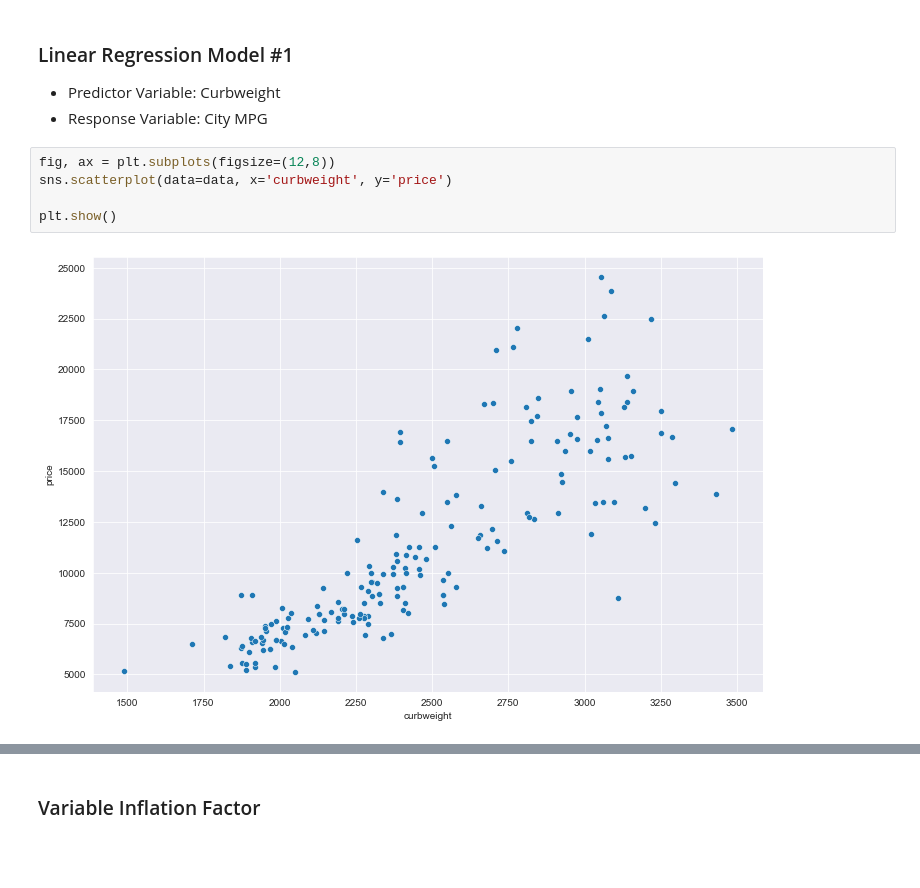
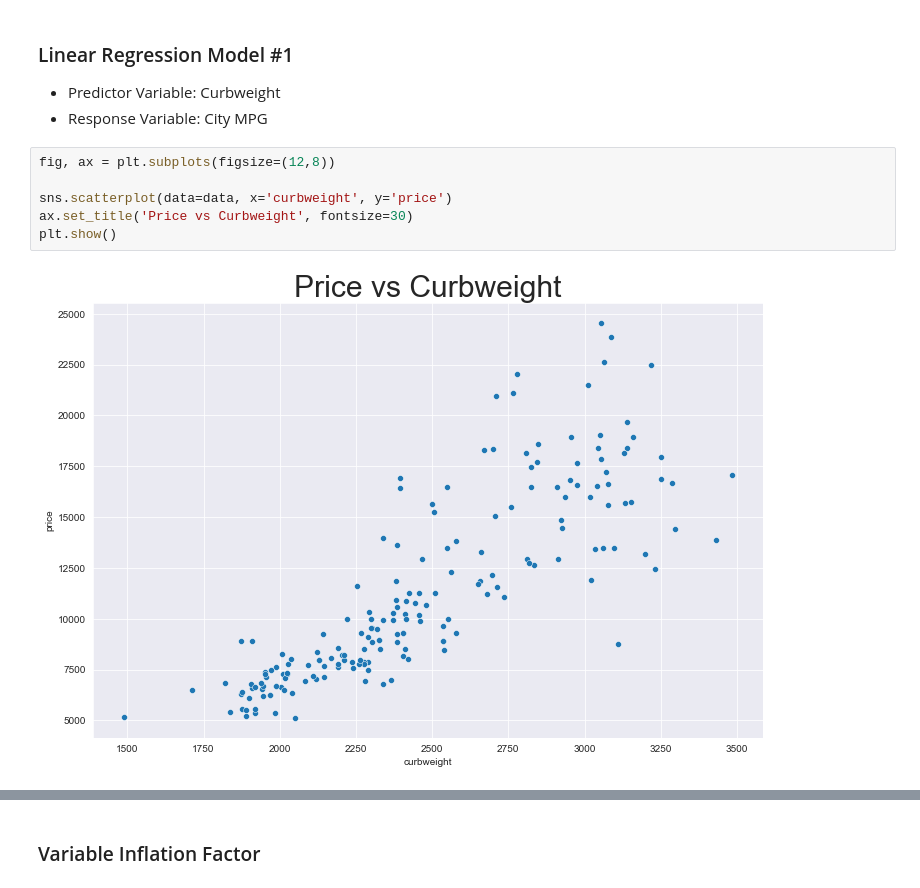
Before and after one commit to ShaneJett-DS/car_price_prediction, a Jupyter notebook: price_prediction.ipynb, the cells around one changed output, grey strips where cells are left out. Cells and saved outputs as stored; diff of their text form; blank space fills up the shorter version.

```diff
--- a/price_prediction.ipynb
+++ b/price_prediction.ipynb
@@ -160,11 +171,12 @@ plt.show()
 * Response Variable: City MPG
 # %%
 fig, ax = plt.subplots(figsize=(12,8))
+
 sns.scatterplot(data=data, x='curbweight', y='price')
-
+ax.set_title('Price vs Curbweight', fontsize=30)
 plt.show()
 # %% [output]
-[figure, old version]
+[figure, new version]
 # %%
 import statsmodels.formula.api as sm
 from statsmodels.stats.outliers_influence import variance_inflation_factor
```
Also changed, not shown: parts of 51 cells of this notebook.
